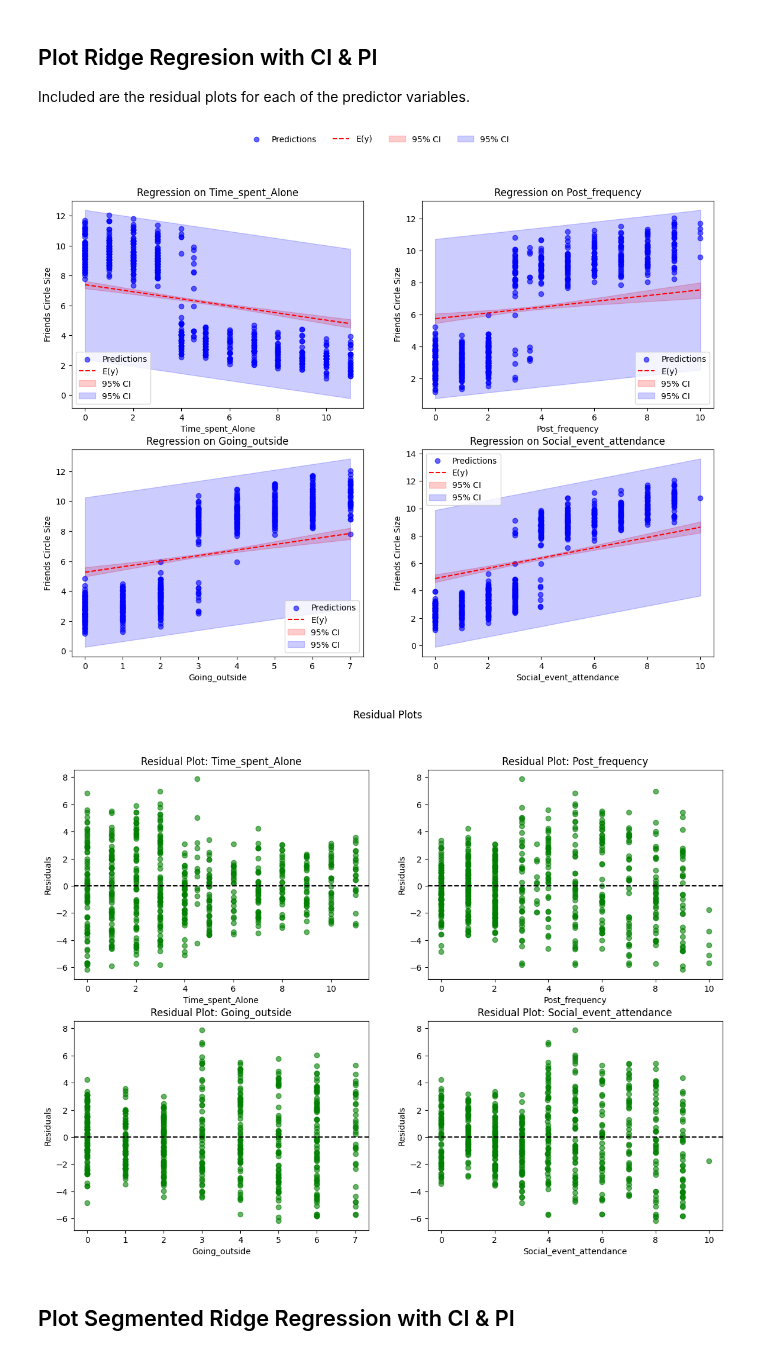
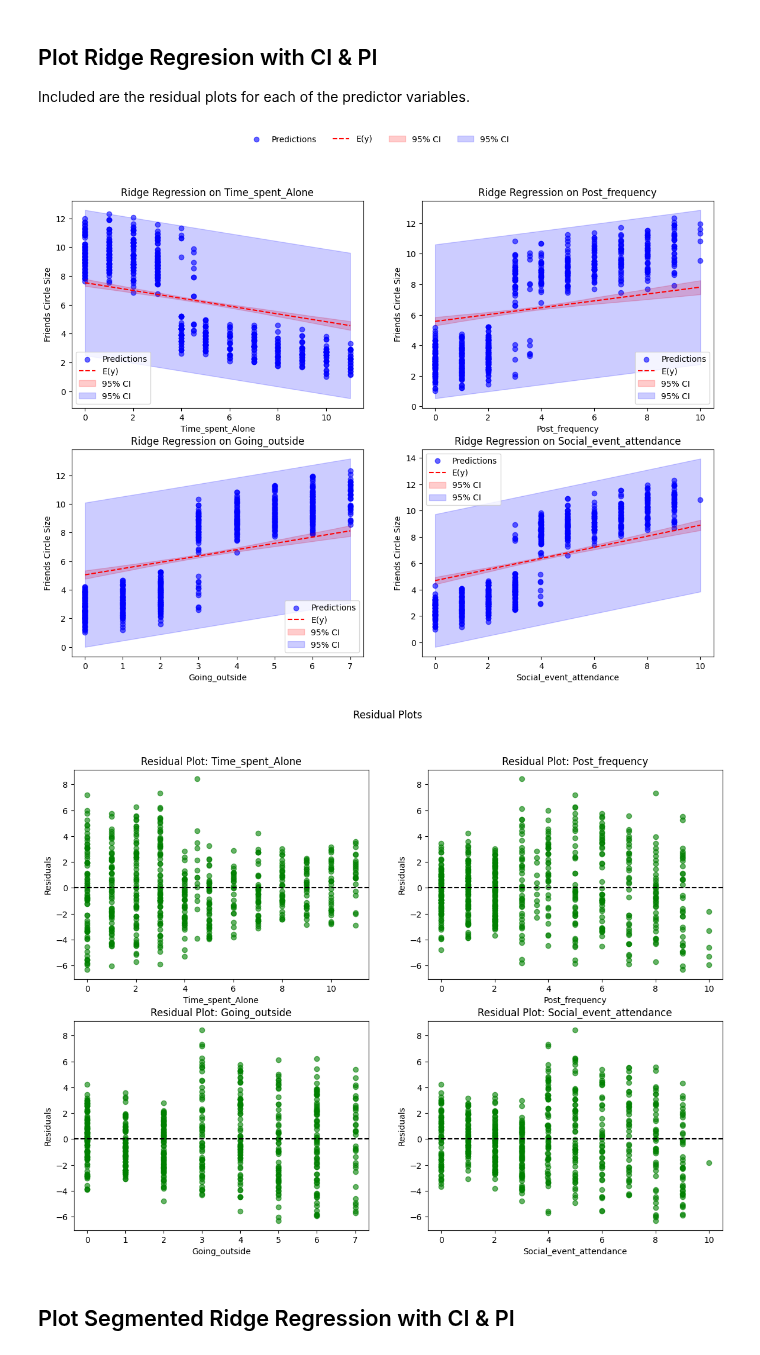
Before and after one commit to Prokope45/NeuralNetworkProject, a Jupyter notebook: LinearRegression/RidgeRegression.ipynb, the cells around one changed output. Cells and saved outputs as stored; diff of their text form; code cells hidden in the pictures.

```diff
--- a/LinearRegression/RidgeRegression.ipynb
+++ b/LinearRegression/RidgeRegression.ipynb
@@ -84,7 +84,7 @@ pre_df["Personality"] = pre_df["Personality_Extrovert"]
 pre_df = pre_df.drop(["Personality_Extrovert", "Personality_Introvert"], axis="columns")
 
 # Save predictors array for re-use
-predictors = ["Time_spent_Alone", "Post_frequency", "Going_outside", "Social_event_attendance", "Personality"]
+predictors = ["Time_spent_Alone", "Post_frequency", "Going_outside", "Social_event_attendance"]
 # %% [markdown]
 ## Transform Data
 The data is not normally distributed and will need to be transformed in some way. We can scale predictors as proportions $\frac{x}{max(x)}$, as each predictor has a different survey scale range (0-5, 0-7, 0-11, etc). Or we can apply natural log or square root operations to each predictor.
@@ -176,7 +179,7 @@ fig_resid, axs_resid = plt.subplots(2, 2, figsize=(14, 10))
 axs_preds = axs_preds.flatten()
 axs_resid = axs_resid.flatten()
 
-for i, predictor in enumerate(predictors[:-1]):
+for i, predictor in enumerate(predictors):
     ax_pred = axs_preds[i]
     ax_resid = axs_resid[i]
 
@@ -216,36 +219,36 @@ for i, predictor in enumerate(predictors[:-1]):
 
     # Plot regression line
     ax_pred.plot(x_vals, y_hat, color='red', label='E(y)', linestyle='--')
 
     # Plot confidence interval
     ci_lower, ci_upper = ridge_bootstrap(X_train, y_train, fixed_data)
     ax_pred.fill_between(x_vals, ci_lower, ci_upper, color='red', alpha=0.2, label='95% CI')
 
     # Plot prediction interval
     pi_lower, pi_upper = ridge_bootstrap(X_train, y_train, fixed_data, given_model=ridge_model, y_hat=y_hat, interval="prediction")
     ax_pred.fill_between(x_vals, pi_lower, pi_upper, color='blue', alpha=0.2, label='95% CI')
 
-    ax_pred.set_title(f'Regression on {predictor}')
+    ax_pred.set_title(f'Ridge Regression on {predictor}')
     ax_pred.set_xlabel(predictor)
     ax_pred.set_ylabel('Friends Circle Size')
     ax_pred.legend()
 
     # --- Plot residuals ---
     residuals = y_test - y_pred
     ax_resid.scatter(X_test[predictor], residuals, alpha=0.6, color='green')
     ax_resid.axhline(0, color='black', linestyle='--')
     ax_resid.set_title(f'Residual Plot: {predictor}')
     ax_resid.set_xlabel(predictor)
     ax_resid.set_ylabel('Residuals')
 
 handles, labels = axs_preds[0].get_legend_handles_labels()
 fig_preds.legend(handles, labels, loc='upper center', ncol=4, frameon=False)
 
 fig_resid.suptitle("Residual Plots")
 plt.show()
 # %% [output]
-[figure, old version]
+[figure, new version]
-[figure, old version]
+[figure, new version]
 # %% [markdown]
 ## Plot Segmented Ridge Regression with CI & PI
 # %% [markdown]
```
Also changed, not shown: parts of 6 cells of this notebook, 2 other files.
